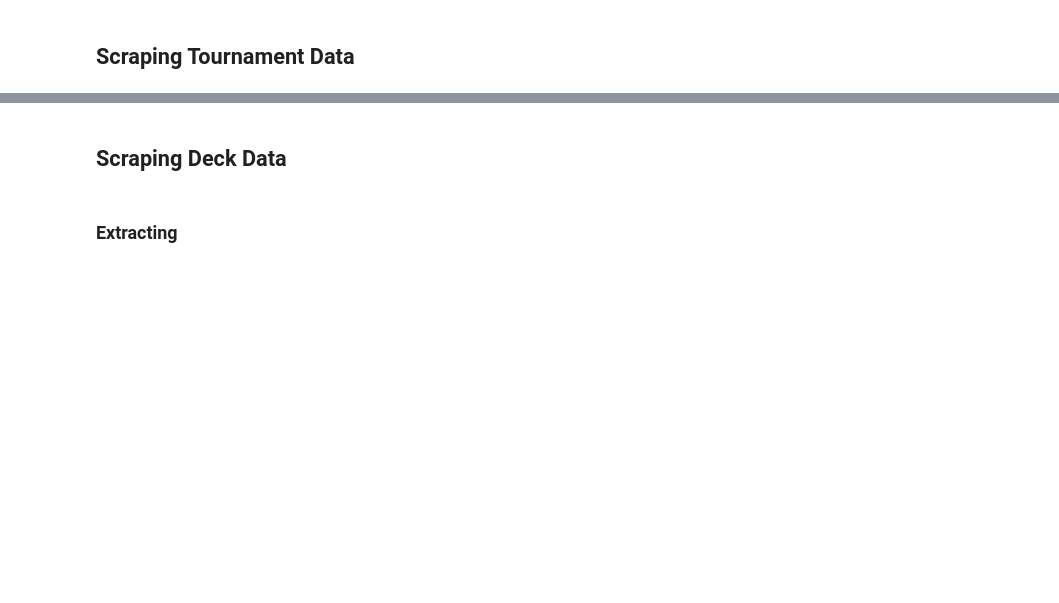
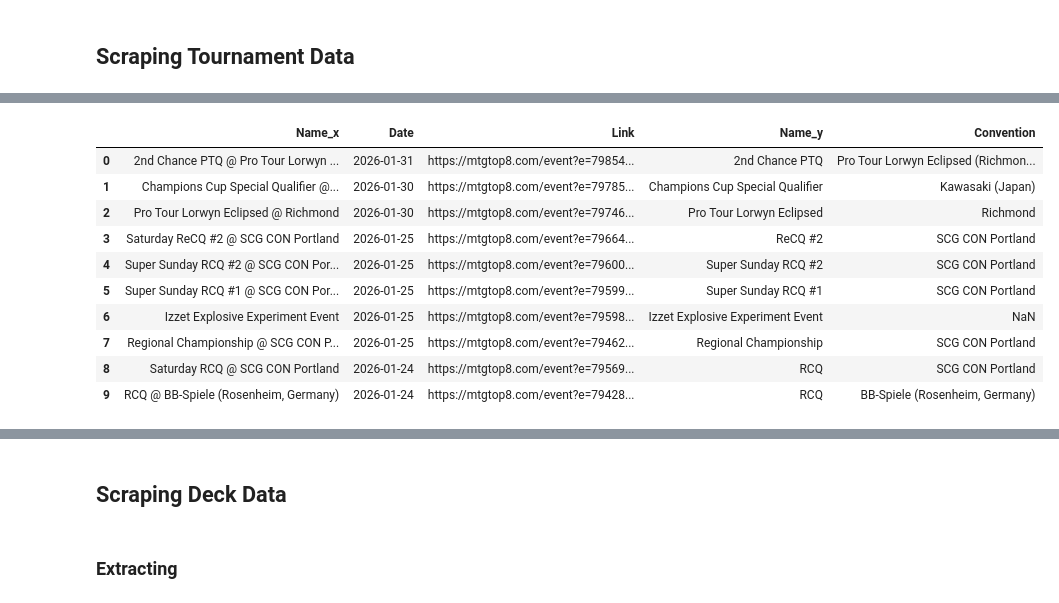
Before and after one commit to abbyortego/cmps-6790-final-tutorial, a Jupyter notebook: Milestone1_FD.ipynb, the cells around one changed output, grey strips where cells are left out. Drawn from its saved outputs; the diff is of its cells as text; code cells hidden in the pictures; blank space fills up the shorter version.

Commit message:
scraping tournament data

```diff
--- a/Milestone1_FD.ipynb
+++ b/Milestone1_FD.ipynb
@@ -49,0 +163,5 @@ This page on MTGtop8 list all major tournaments played in the standard format wi
+# %%
+# boolean mask of tournament names that do not include MTGO
+not_online = ~all_tournaments_df["Name"].str.contains("MTGO")
+all_tournaments_df = all_tournaments_df[not_online].reset_index(drop=True)
+display(all_tournaments_df.head())      # only in person tournaments!
@@ -49,0 +179,6 @@ This page on MTGtop8 list all major tournaments played in the standard format wi
+# %%
+all_tournaments_df["Date"] = pd.to_datetime(all_tournaments_df["Date"], format="%d/%m/%y")      # format to datetime
+# boolean mask of rows between the start & end of January
+in_january = (all_tournaments_df["Date"] >= '2026-01-01') & (all_tournaments_df["Date"] < '2026-02-01')
+all_tournaments_df = all_tournaments_df[in_january].reset_index(drop=True)
+display(all_tournaments_df.head())      # only in January!
@@ -49,0 +196,5 @@ This page on MTGtop8 list all major tournaments played in the standard format wi
+# %%
+base_url = "https://mtgtop8.com"
+# concatenate the base URL string with a '/' then the suffix
+all_tournaments_df["Link"] = base_url + '/' + all_tournaments_df["Link"]
+display(all_tournaments_df.head())      # proper links!
@@ -49,0 +226,10 @@ This page on MTGtop8 list all major tournaments played in the standard format wi
+# %%
+unloaded_name_col = all_tournaments_df['Name'].str.extract(r"""
+    (?:Monday\s|Tuesday\s|Wednesday\s|Thursday\s|Friday\s|Saturday\s|Sunday\s)?         # non-capture the day
+    (?P<Name>[^@]+)         # capture everything up until the @ symbol
+    (?:@)?      # non-capture the @ symbol, if it exists (indicated with ?)
+    (?P<Convention>.+)?         # capture convention, if it exists (indicated with ?)
+    """,
+    re.VERBOSE
+)
+display(unloaded_name_col[:10])
@@ -49,0 +248,16 @@ This page on MTGtop8 list all major tournaments played in the standard format wi
+# %%
+# inner join the two dataframes on their index columns
+all_tournaments_df = all_tournaments_df.merge(unloaded_name_col, right_index=True, left_index=True)
+display(all_tournaments_df[:10])
+# %% [output]
+|  | Name_x | Date | Link | Name_y | Convention |
+| 0 | 2nd Chance PTQ @ Pro Tour Lorwyn ... | 2026-01-31 | https://mtgtop8.com/event?e=79854... | 2nd Chance PTQ | Pro Tour Lorwyn Eclipsed (Richmon... |
+| 1 | Champions Cup Special Qualifier @... | 2026-01-30 | https://mtgtop8.com/event?e=79785... | Champions Cup Special Qualifier | Kawasaki (Japan) |
+| 2 | Pro Tour Lorwyn Eclipsed @ Richmond | 2026-01-30 | https://mtgtop8.com/event?e=79746... | Pro Tour Lorwyn Eclipsed | Richmond |
+| 3 | Saturday ReCQ #2 @ SCG CON Portland | 2026-01-25 | https://mtgtop8.com/event?e=79664... | ReCQ #2 | SCG CON Portland |
+| 4 | Super Sunday RCQ #2 @ SCG CON Por... | 2026-01-25 | https://mtgtop8.com/event?e=79600... | Super Sunday RCQ #2 | SCG CON Portland |
+| 5 | Super Sunday RCQ #1 @ SCG CON Por... | 2026-01-25 | https://mtgtop8.com/event?e=79599... | Super Sunday RCQ #1 | SCG CON Portland |
+| 6 | Izzet Explosive Experiment Event | 2026-01-25 | https://mtgtop8.com/event?e=79598... | Izzet Explosive Experiment Event | NaN |
+| 7 | Regional Championship @ SCG CON P... | 2026-01-25 | https://mtgtop8.com/event?e=79462... | Regional Championship | SCG CON Portland |
+| 8 | Saturday RCQ @ SCG CON Portland | 2026-01-24 | https://mtgtop8.com/event?e=79569... | RCQ | SCG CON Portland |
+| 9 | RCQ @ BB-Spiele (Rosenheim, Germany) | 2026-01-24 | https://mtgtop8.com/event?e=79428... | RCQ | BB-Spiele (Rosenheim, Germany) |
```
Also changed, not shown: parts of 38 cells of this notebook, 1 other file.
